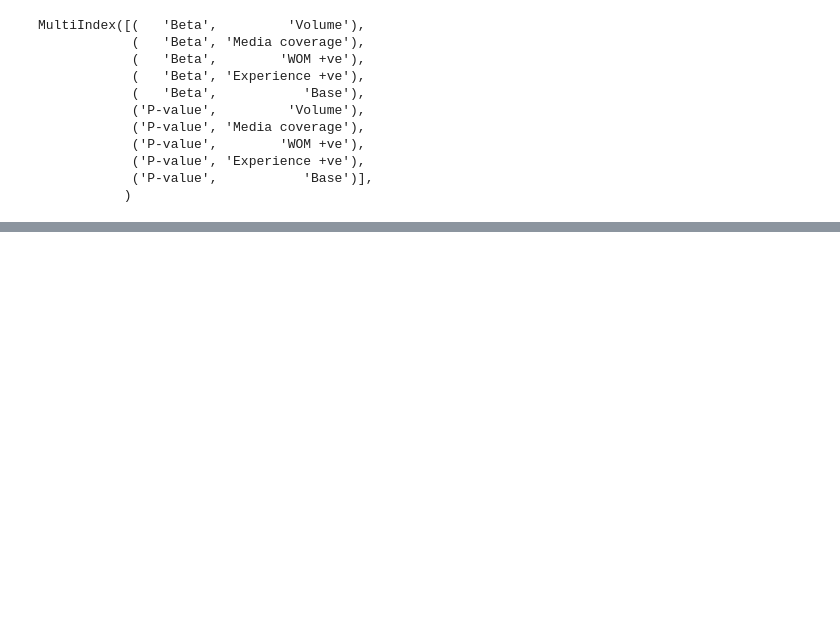
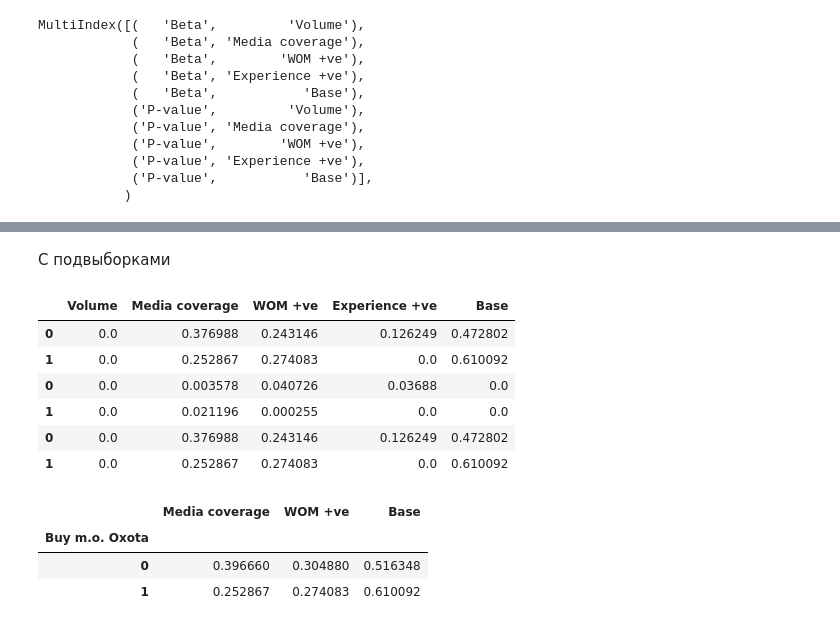
Before and after one commit to woskxmcnvb/XMedia, a Jupyter notebook: sample_regression_test.ipynb, the cells around one changed output, grey strips where cells are left out. Cells and saved outputs as stored; diff of their text form; code cells hidden in the pictures; blank space fills up the shorter version.

Commit message:
Second pass regression function added

```diff
--- a/sample_regression_test.ipynb
+++ b/sample_regression_test.ipynb
@@ -209,0 +209,21 @@ MultiIndex([(   'Beta',         'Volume'),
+# %%
+model_data = pd.read_csv('model_data.csv')
+model_data['Base'] = 1
+# %%
+from LinearRegression import LR
+
+y_name = 'TBCA Oxota'
+X_names = ['Volume', 'Media coverage', 'WOM +ve', 'Experience +ve', 'Base']
+
+
+def regressor(df, y, X):
+    reg = LR(fit_intercept=False)
+    reg.fit(df[X_names], df[y_name])
+    #return reg.score(df[X_names], df[y_name])
+    return pd.Series(reg.coef_, index=X_names)
+
+betas = model_data.groupby('Buy m.o. Oxota').apply(regressor, y=y_name, X=X_names)
+
+midx = [np.array(model_data['Buy m.o. Oxota']), np.array(model_data.index)]
+
+betas
@@ -209,0 +235,7 @@ MultiIndex([(   'Beta',         'Volume'),
+# %%
+from LinearRegression import SubSampleRegression
+
+ssreg = SubSampleRegression(0.05, second_run=False)
+ssreg.Fit(model_data, X_names, y_name)
+
+(ssreg.betas_significant, ssreg.p_values)
@@ -209,0 +255,8 @@ MultiIndex([(   'Beta',         'Volume'),
+# %%
+y_name = 'TBCA Oxota'
+X_names = ['Volume', 'Media coverage', 'WOM +ve', 'Experience +ve', 'Base']
+
+ssreg = SubSampleRegression(0.05, second_run=True)
+ssreg.Fit(model_data, X_names, y_name)
+
+(ssreg.betas_significant, ssreg.p_values)
@@ -209,0 +286,26 @@ MultiIndex([(   'Beta',         'Volume'),
+# %% [markdown]
+C подвыборками
+# %%
+y_name = 'TBCA Oxota'
+X_names = ['Volume', 'Media coverage', 'WOM +ve', 'Experience +ve', 'Base']
+
+ssreg = SubSampleRegression(0.05, second_run=True)
+ssreg.Fit(model_data, X_names, y_name, 'Buy m.o. Oxota')
+
+pd.concat([ssreg.betas, ssreg.p_values, ssreg.betas_significant])
+# %% [output]
+|  | Volume | Media coverage | WOM +ve | Experience +ve | Base |
+| 0 | 0.0 | 0.376988 | 0.243146 | 0.126249 | 0.472802 |
+| 1 | 0.0 | 0.252867 | 0.274083 | 0.0 | 0.610092 |
+| 0 | 0.0 | 0.003578 | 0.040726 | 0.03688 | 0.0 |
+| 1 | 0.0 | 0.021196 | 0.000255 | 0.0 | 0.0 |
+| 0 | 0.0 | 0.376988 | 0.243146 | 0.126249 | 0.472802 |
+| 1 | 0.0 | 0.252867 | 0.274083 | 0.0 | 0.610092 |
+# %%
+DoSplitReg(model_data, ['Media coverage', 'WOM +ve', 'Base'],
+           y_name, 'Buy m.o. Oxota')
+# %% [output]
+|  | Media coverage | WOM +ve | Base |
+| Buy m.o. Oxota |  |  |  |
+| 0 | 0.396660 | 0.304880 | 0.516348 |
+| 1 | 0.252867 | 0.274083 | 0.610092 |
```
Also changed, not shown: parts of 6 cells of this notebook, 1 other file.
